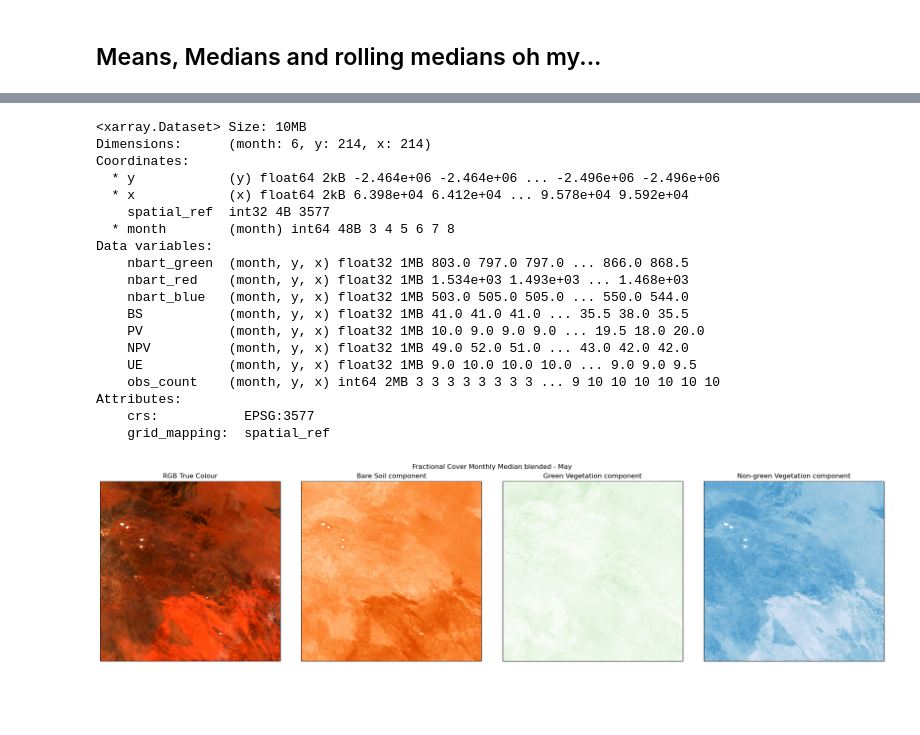
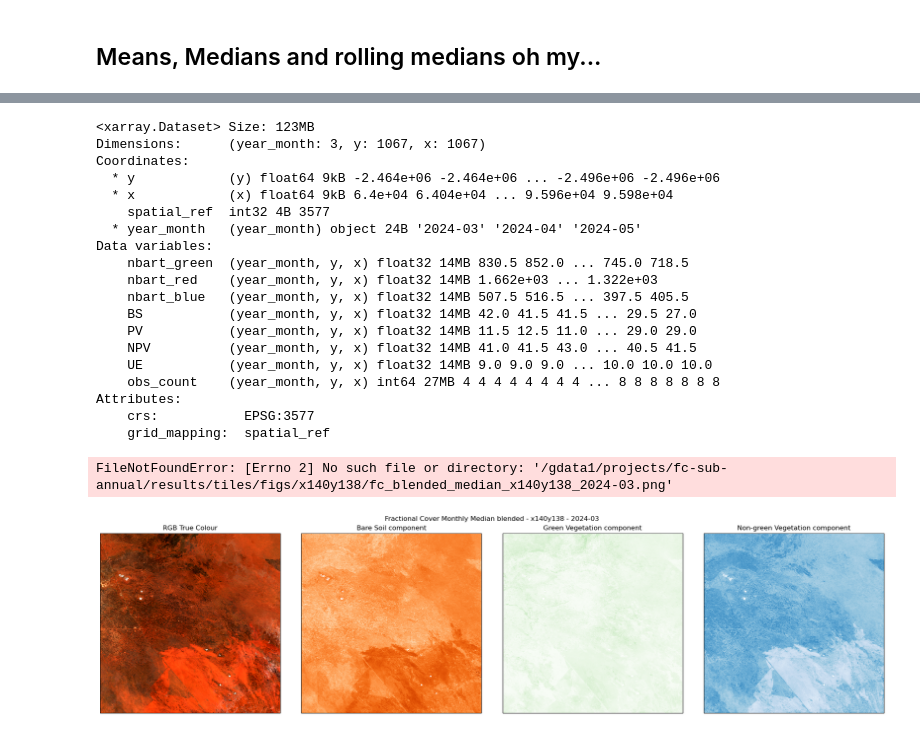
Before and after one commit to jennaguffogg/fc-sub-annual, a Jupyter notebook: notebooks/fc-landsat-exploration.ipynb, the cells around one changed output, grey strips where cells are left out. Cells and saved outputs as stored; diff of their text form; code cells hidden in the pictures; blank space fills up the shorter version.

```diff
--- a/notebooks/fc-landsat-exploration.ipynb
+++ b/notebooks/fc-landsat-exploration.ipynb
@@ -80,7 +98,7 @@ Worker: 0
 # %%
 # save outputs
 
-output_dir = "/home/jovyan/gdata1/projects/fc-sub-annual/results/tiles/"
+output_dir = "/home/jovyan/gdata1/projects/fc-sub-annual/results/"
 # %%
 def run_fc_multi(nbart: xr.Dataset, measurements, regression_coefficients):
     results = []
@@ -241,7 +259,7 @@ region_codes = ["x140y138"]
 
 # including DEC previous year to get full season for DJF
 start_date = "2024-03-01"
-end_date = "2024-06-01"
+end_date = "2024-05-31"
 time = (start_date, end_date)
 
 ls_measurements = [
@@ -468,11 +523,10 @@ def save_as_netcdf(ds, ds_name):
 # %%
-monthly_medians = fc_merged_wo_masked.groupby("time.month").median(
+fc_merged_wo_masked = fc_merged_wo_masked.assign_coords(
+    year_month=fc_merged_wo_masked["time"].dt.strftime("%Y-%m")
+)
+monthly_medians = fc_merged_wo_masked.groupby("year_month").median(
     dim="time", keep_attrs=True
 )
 
-monthly_counts = fc_merged_wo_masked["BS"].groupby("time.month").count(dim="time")
+monthly_counts = fc_merged_wo_masked["BS"].groupby("year_month").count(dim="time")
 monthly_medians["obs_count"] = monthly_counts
-
-save_as_netcdf(monthly_medians, "monthly_fc_blended_medians_")
-
-monthly_medians
@@ -507,22 +594,22 @@ save_as_netcdf(seasonal_medians, "seasonal_fc_blended_medians_")
 # %%
 monthly_medians.compute()
 # %% [output]
-<xarray.Dataset> Size: 10MB
-Dimensions:      (month: 6, y: 214, x: 214)
+<xarray.Dataset> Size: 123MB
+Dimensions:      (year_month: 3, y: 1067, x: 1067)
 Coordinates:
-  * y            (y) float64 2kB -2.464e+06 -2.464e+06 ... -2.496e+06 -2.496e+06
-  * x            (x) float64 2kB 6.398e+04 6.412e+04 ... 9.578e+04 9.592e+04
+  * y            (y) float64 9kB -2.464e+06 -2.464e+06 ... -2.496e+06 -2.496e+06
+  * x            (x) float64 9kB 6.4e+04 6.404e+04 ... 9.596e+04 9.598e+04
     spatial_ref  int32 4B 3577
-  * month        (month) int64 48B 3 4 5 6 7 8
+  * year_month   (year_month) object 24B '2024-03' '2024-04' '2024-05'
 Data variables:
-    nbart_green  (month, y, x) float32 1MB 803.0 797.0 797.0 ... 866.0 868.5
-    nbart_red    (month, y, x) float32 1MB 1.534e+03 1.493e+03 ... 1.468e+03
-    nbart_blue   (month, y, x) float32 1MB 503.0 505.0 505.0 ... 550.0 544.0
-    BS           (month, y, x) float32 1MB 41.0 41.0 41.0 ... 35.5 38.0 35.5
-    PV           (month, y, x) float32 1MB 10.0 9.0 9.0 9.0 ... 19.5 18.0 20.0
-    NPV          (month, y, x) float32 1MB 49.0 52.0 51.0 ... 43.0 42.0 42.0
-    UE           (month, y, x) float32 1MB 9.0 10.0 10.0 10.0 ... 9.0 9.0 9.5
-    obs_count    (month, y, x) int64 2MB 3 3 3 3 3 3 3 3 ... 9 10 10 10 10 10 10
+    nbart_green  (year_month, y, x) float32 14MB 830.5 852.0 ... 745.0 718.5
+    nbart_red    (year_month, y, x) float32 14MB 1.662e+03 ... 1.322e+03
+    nbart_blue   (year_month, y, x) float32 14MB 507.5 516.5 ... 397.5 405.5
+    BS           (year_month, y, x) float32 14MB 42.0 41.5 41.5 ... 29.5 27.0
+    PV           (year_month, y, x) float32 14MB 11.5 12.5 11.0 ... 29.0 29.0
+    NPV          (year_month, y, x) float32 14MB 41.0 41.5 43.0 ... 40.5 41.5
+    UE           (year_month, y, x) float32 14MB 9.0 9.0 9.0 ... 10.0 10.0 10.0
+    obs_count    (year_month, y, x) int64 27MB 4 4 4 4 4 4 4 4 ... 8 8 8 8 8 8 8
 Attributes:
     crs:           EPSG:3577
     grid_mapping:  spatial_ref
@@ -538,14 +625,14 @@ fig, axs = plt.subplots(
 )
 
 for step in range(n_steps):
-    month_number = monthly_medians["month"].values[i]
-    month_name = calendar.month_name[month_number]
+    month_number = monthly_medians["year_month"].values[step]
+    # month_name = calendar.month_name[month_number]
 
     rgb_true = xr.concat(
         [
-            monthly_medians["nbart_red"].isel(month=step),
-            monthly_medians["nbart_green"].isel(month=step),
-            monthly_medians["nbart_blue"].isel(month=step),
+            monthly_medians["nbart_red"].isel(year_month=step),
+            monthly_medians["nbart_green"].isel(year_month=step),
+            monthly_medians["nbart_blue"].isel(year_month=step),
         ],
         dim="band",
     )
@@ -553,7 +640,7 @@ for step in range(n_steps):
     rgb_true.plot.imshow(ax=axs[0], robust=True, transform=ccrs.epsg(3577))
     axs[0].set_title("RGB True Colour")
 
-    monthly_medians["BS"].isel(month=step).plot.imshow(
+    monthly_medians["BS"].isel(year_month=step).plot.imshow(
         ax=axs[1],
         cmap="Oranges",
         vmin=0,
@@ -563,45 +650,54 @@ for step in range(n_steps):
     )
     axs[1].set_title("Bare Soil component")
 
-    monthly_medians["PV"].isel(month=step).plot.imshow(
+    monthly_medians["PV"].isel(year_month=step).plot.imshow(
         ax=axs[2],
         cmap="Greens",
         vmin=0,
         vmax=100,
         add_colorbar=False,
         transform=ccrs.epsg(3577),
     )
     axs[2].set_title("Green Vegetation component")
 
-    monthly_medians["NPV"].isel(month=step).plot.imshow(
+    monthly_medians["NPV"].isel(year_month=step).plot.imshow(
         ax=axs[3],
         cmap="Blues",
         vmin=0,
         vmax=100,
         add_colorbar=False,
         transform=ccrs.epsg(3577),
     )
     axs[3].set_title("Non-green Vegetation component")
 
     for ax in axs:
         ratio = 1.0
         x_left, x_right = ax.get_xlim()
         y_low, y_high = ax.get_ylim()
         ax.set_aspect(abs((x_right - x_left) / (y_low - y_high)) * ratio)
 
     plt.suptitle(
-        f"Fractional Cover Monthly Median blended - {region_codes[0]} - {month_name}"
+        f"Fractional Cover Monthly Median blended - {region_codes[0]} - {month_number}"
     )
+
+    tile_dir = os.path.join(output_dir, f"figs/{region_codes[0]}")
+
+    if not os.path.exists(tile_dir):
+        os.makedirs(tile_dir)
+
     plt.savefig(
         os.path.join(
-            output_dir, f"fc_monthly_median_{region_codes[0]}_{month_name}.png"
+            tile_dir,
+            f"/fc_blended_median_{region_codes[0]}_{month_number}.png",
         ),
         bbox_inches="tight",
-        dpi=300,
+        dpi=100,
     )
-    plt.close()
+    # plt.close()
+    plt.show()
 # %% [output]
+FileNotFoundError: [Errno 2] No such file or directory: '/gdata1/projects/fc-sub-annual/results/tiles/figs/x140y138/fc_blended_median_x140y138_2024-03.png'
-[figure, old version]
+[figure, new version]
 # %%
 %%time
 
```
Also changed, not shown: parts of 13 cells of this notebook, 2 other files.
